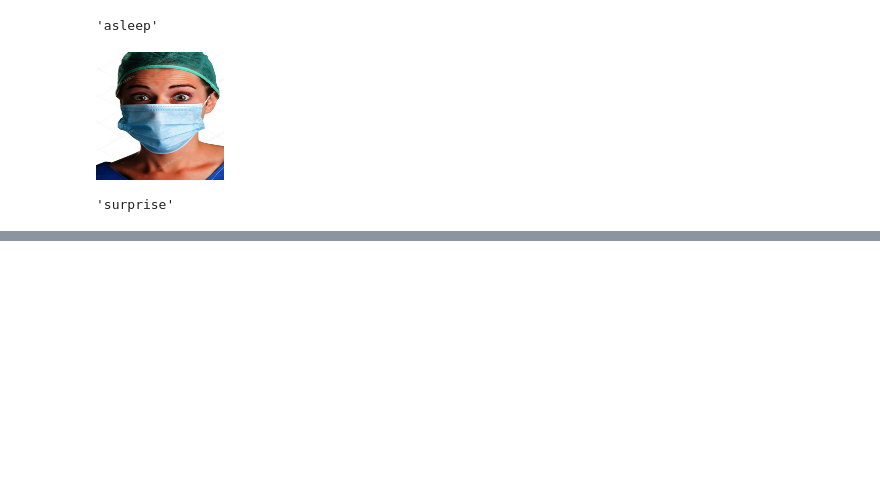
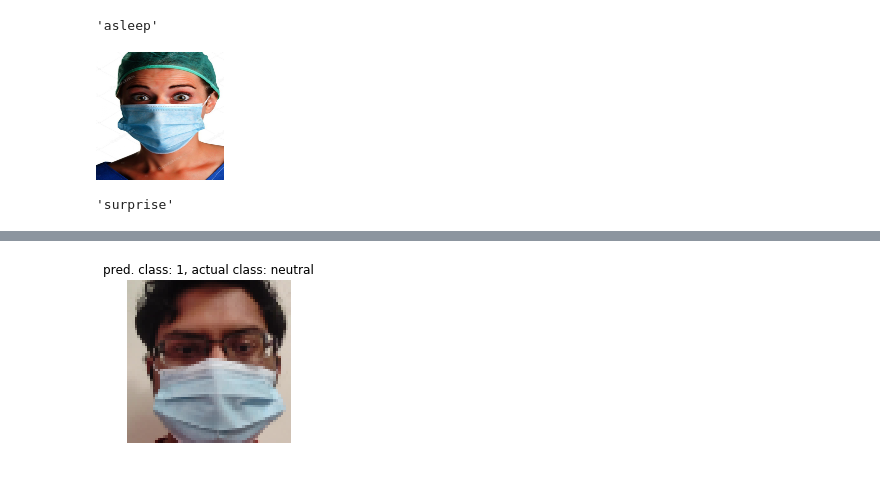
Before and after one commit to Fast-AI-Code/emotionFromMask, a Jupyter notebook: emotionMask.ipynb, the cells around one changed output, grey strips where cells are left out. Cells and saved outputs as stored; diff of their text form; code cells hidden in the pictures; blank space fills up the shorter version.

```diff
--- a/emotionMask.ipynb
+++ b/emotionMask.ipynb
@@ -119,0 +193,9 @@ str(learn.predict(open_image(path / "test/img4.jpg"))[0])
+# %%
+idx = 1
+im, cl = learn.data.dl(DatasetType.Valid).dataset[idx]
+cl = int(cl)
+im.show(
+    title=f"pred. class: {interp.pred_class[idx]}, actual class: {learn.data.classes[cl]}"
+)
+# %% [output]
+[figure, added]
```
Also changed, not shown: parts of 15 cells of this notebook.
